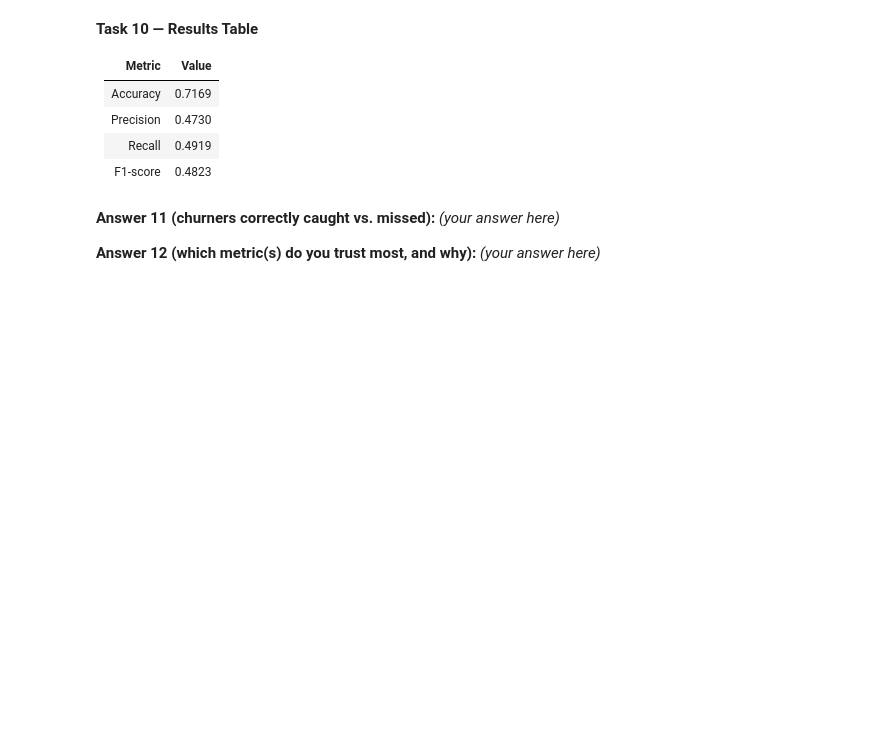
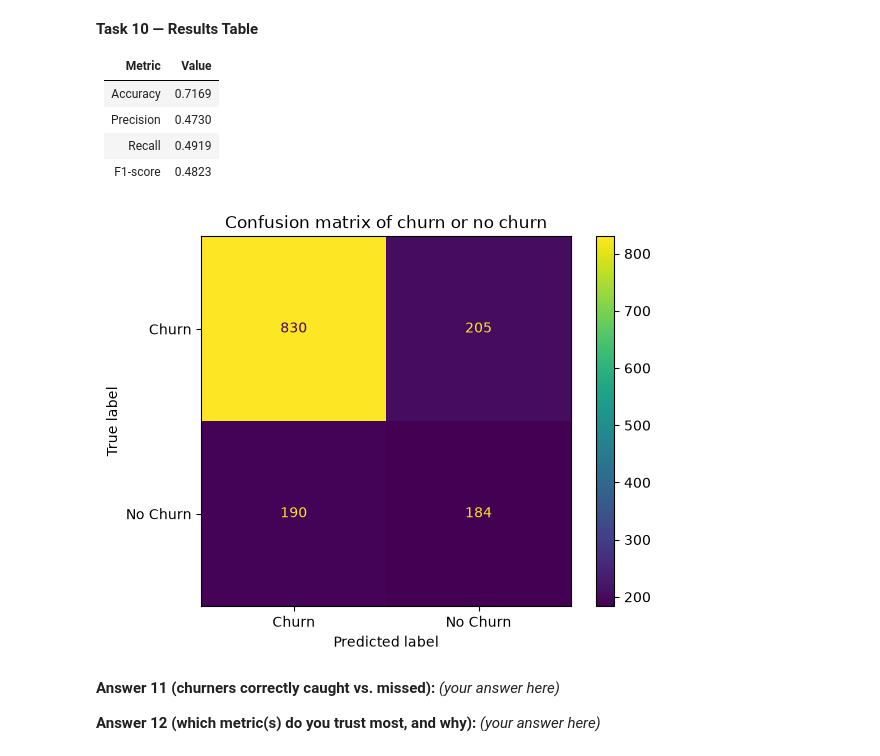
Before and after one commit to hussainwaseer/machine-learning-lab-3, a Jupyter notebook: Muhammad Hussain 023-24-0003 machine learning lab 3.ipynb, the cells around one changed output. Saved outputs shown, nothing was run; the diff lists cells and outputs as text; code cells hidden in the pictures; blank space fills up the shorter version.

Commit message:
task11 completed

```diff
--- a/Muhammad Hussain 023-24-0003 machine learning lab 3.ipynb
+++ b/Muhammad Hussain 023-24-0003 machine learning lab 3.ipynb
@@ -319,3 +317,12 @@ F1 score:  0.48230668414154654
+# %%
+# Task 11 — plot the confusion matrix
+cm = confusion_matrix(yTest,yTestPredic)
+displayCM = ConfusionMatrixDisplay(confusion_matrix=cm,display_labels=["Churn","No Churn"])
+displayCM.plot()
+plt.title("Confusion matrix of churn or no churn")
+plt.show()
+# %% [output]
+[figure, added]
 # %% [markdown]
 **Answer 11 (churners correctly caught vs. missed):**
 _(your answer here)_
```
Also changed, not shown: parts of 1 cell of this notebook.
